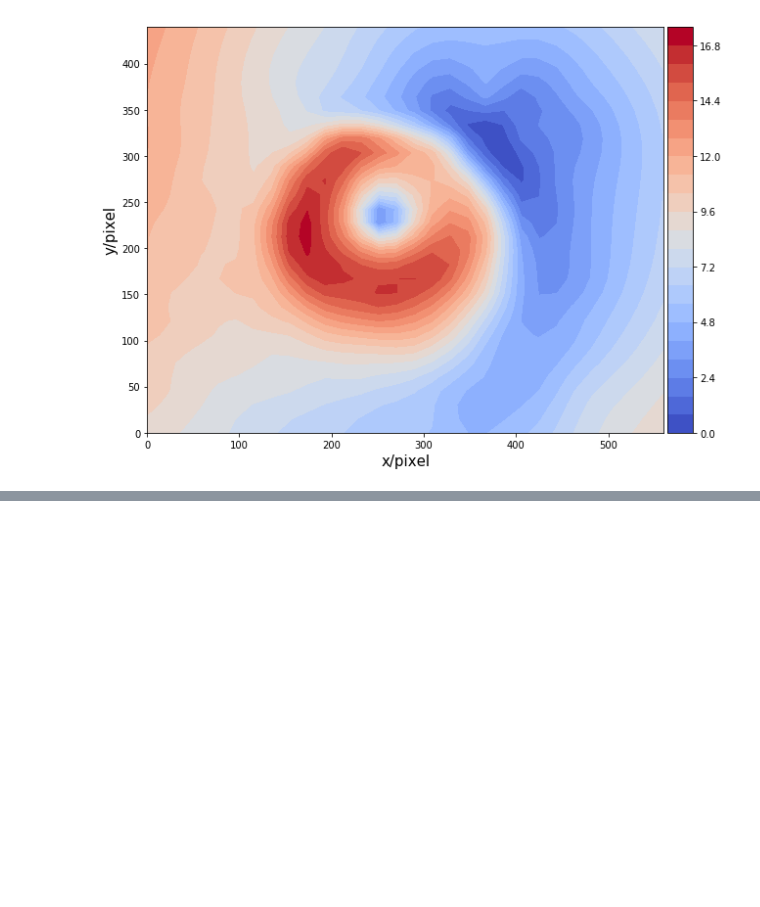
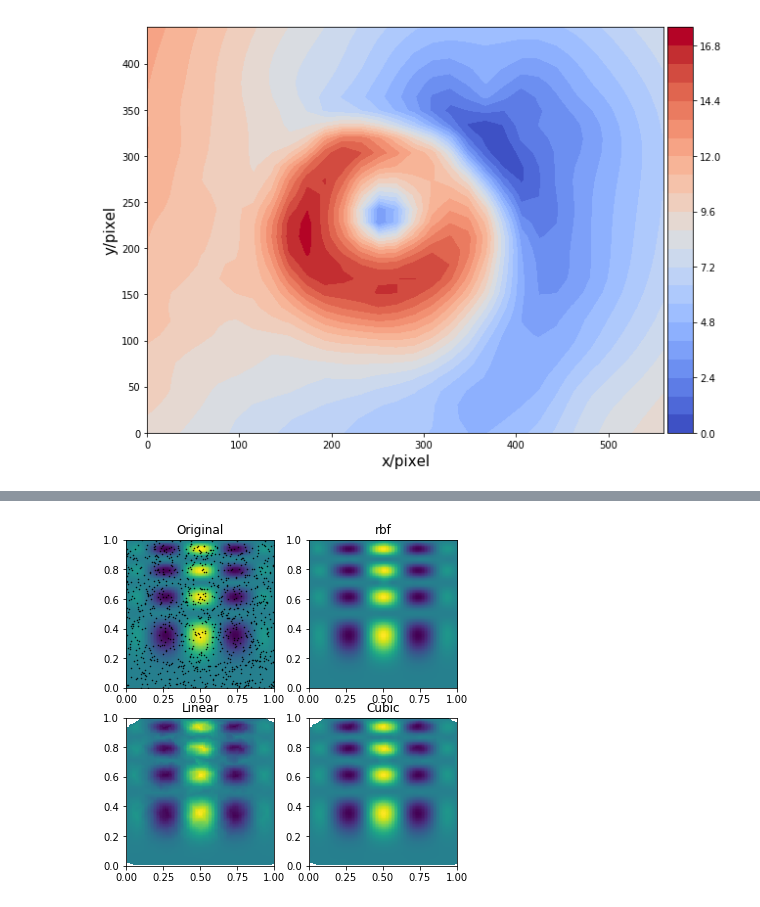
Before and after one commit to adamzhang129/Fingervision_script_compilation, a Jupyter notebook: disp_field_interpolation.ipynb, the cells around one changed output, grey strips where cells are left out. Cells and saved outputs as stored; diff of their text form; code cells hidden in the pictures; blank space fills up the shorter version.

```diff
--- a/disp_field_interpolation.ipynb
+++ b/disp_field_interpolation.ipynb
@@ -457,0 +509,19 @@ plt.colorbar(cs, cax=cax)
+# %%
+import matplotlib.pyplot as plt
+plt.subplot(221)
+plt.imshow(func(grid_x, grid_y).T, extent=(0,1,0,1), origin='lower')
+plt.plot(points[:,0], points[:,1], 'k.', ms=1)
+plt.title('Original')
+plt.subplot(222)
+plt.imshow(rbf_z.T, extent=(0,1,0,1), origin='lower')
+plt.title('rbf')
+plt.subplot(223)
+plt.imshow(grid_z1.T, extent=(0,1,0,1), origin='lower')
+plt.title('Linear')
+plt.subplot(224)
+plt.imshow(grid_z2.T, extent=(0,1,0,1), origin='lower')
+plt.title('Cubic')
+plt.gcf().set_size_inches(6, 6)
+# plt.show()
+# %% [output]
+[figure, added]
```
Also changed, not shown: parts of 1 cell of this notebook, 30 other files.
